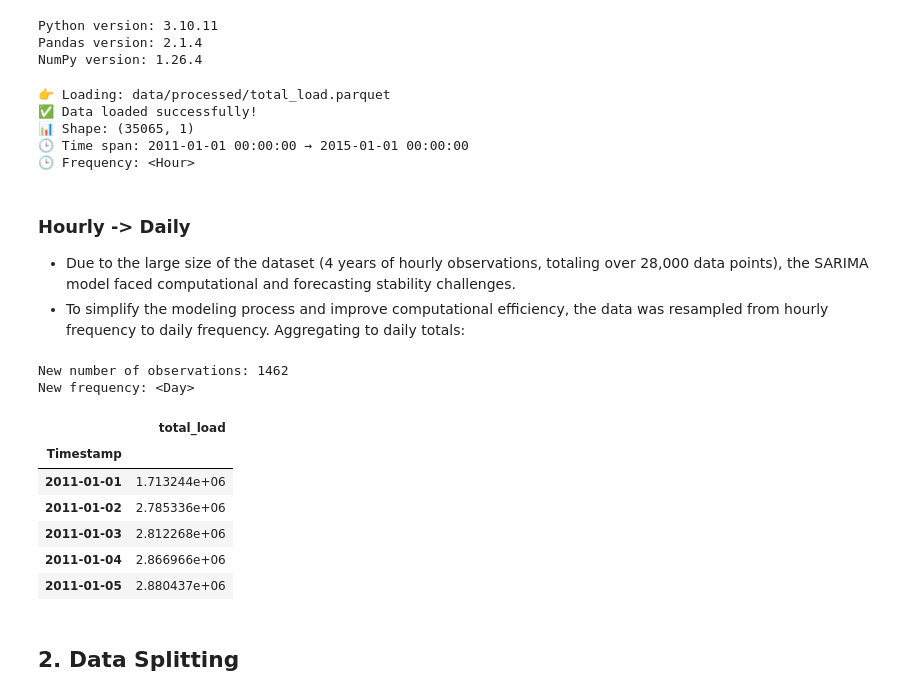
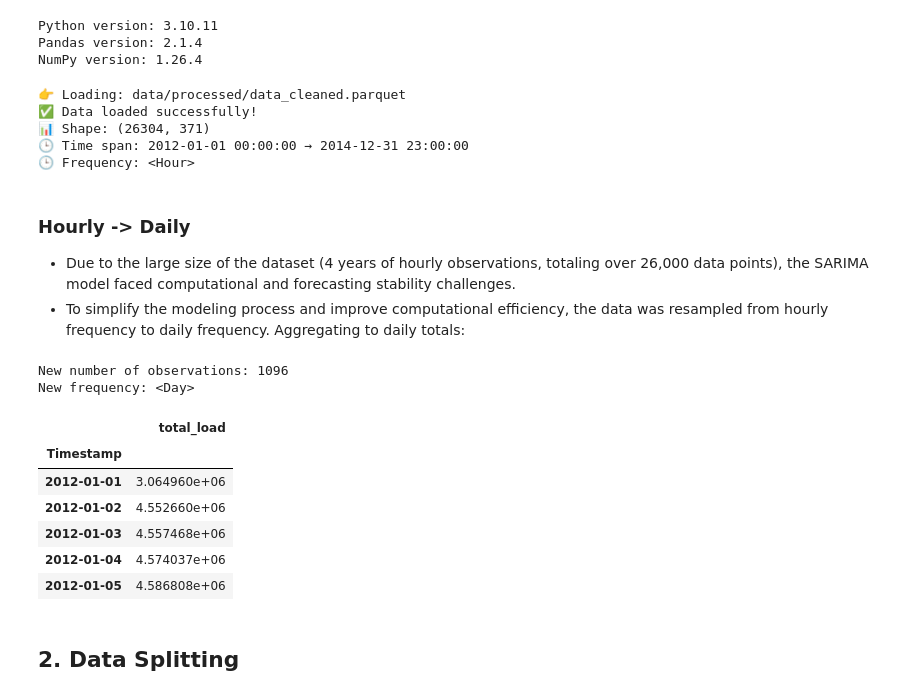
Before and after one commit to Dai-Nguyen1506/Electricity-Load-Diagrams, a Jupyter notebook: notebooks/05_models_statistical.ipynb, the cells around one changed output. Cells and saved outputs as stored; diff of their text form; code cells hidden in the pictures.

```diff
--- a/notebooks/05_models_statistical.ipynb
+++ b/notebooks/05_models_statistical.ipynb
@@ -39,7 +40,7 @@ NumPy version: 1.26.4
 # %%
 # Load data using custom loader
 try:
-    df = load_data('data/processed/total_load.parquet')
+    df = load_data('data/processed/data_cleaned.parquet')
     print("✅ Data loaded successfully!")
     print(f"📊 Shape: {df.shape}")
     print(f"🕒 Time span: {df.index.min()} → {df.index.max()}")
@@ -49,31 +50,32 @@ try:
 except Exception as e:
     print(f"❌ Error: {e}")
 # %% [output]
-👉 Loading: data/processed/total_load.parquet
+👉 Loading: data/processed/data_cleaned.parquet
 ✅ Data loaded successfully!
-📊 Shape: (35065, 1)
-🕒 Time span: 2011-01-01 00:00:00 → 2015-01-01 00:00:00
+📊 Shape: (26304, 371)
+🕒 Time span: 2012-01-01 00:00:00 → 2014-12-31 23:00:00
 🕒 Frequency: <Hour>
 # %% [markdown]
 ### Hourly -> Daily
-- Due to the large size of the dataset (4 years of hourly observations, totaling over 28,000 data points), the SARIMA model faced computational and forecasting stability challenges.
+- Due to the large size of the dataset (4 years of hourly observations, totaling over 26,000 data points), the SARIMA model faced computational and forecasting stability challenges.
 - To simplify the modeling process and improve computational efficiency, the data was resampled from hourly frequency to daily frequency. Aggregating to daily totals:
-# %%
-df = df.resample('D').sum()
-
-print("New number of observations:", len(df))
-print("New frequency:", df.index.freq)
-df.head()
-# %% [output]
-New number of observations: 1462
-New frequency: <Day>
-|  | total_load |
-| Timestamp |  |
-| 2011-01-01 | 1.713244e+06 |
-| 2011-01-02 | 2.785336e+06 |
-| 2011-01-03 | 2.812268e+06 |
-| 2011-01-04 | 2.866966e+06 |
-| 2011-01-05 | 2.880437e+06 |
+# %%
+df_total = df[['total_load']].copy()
+df_total = df_total.resample('D').sum(min_count=1)
+
+print("New number of observations:", len(df_total))
+print("New frequency:", df_total.index.freq)
+df_total.head()
+# %% [output]
+New number of observations: 1096
+New frequency: <Day>
+|  | total_load |
+| Timestamp |  |
+| 2012-01-01 | 3.064960e+06 |
+| 2012-01-02 | 4.552660e+06 |
+| 2012-01-03 | 4.557468e+06 |
+| 2012-01-04 | 4.574037e+06 |
+| 2012-01-05 | 4.586808e+06 |
 # %% [markdown]
 ## 2. Data Splitting
 # %%
```
Also changed, not shown: parts of 37 cells of this notebook.
